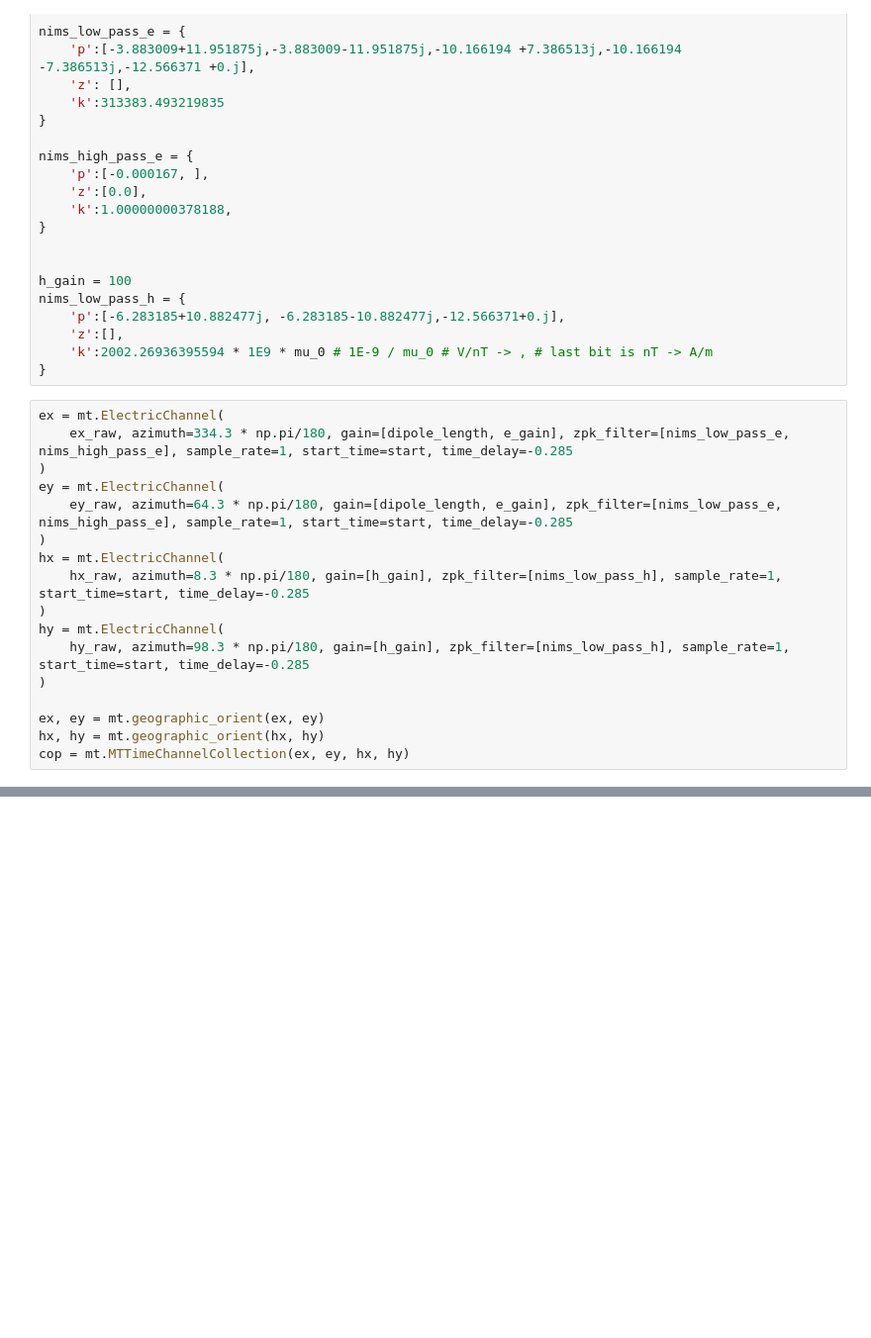
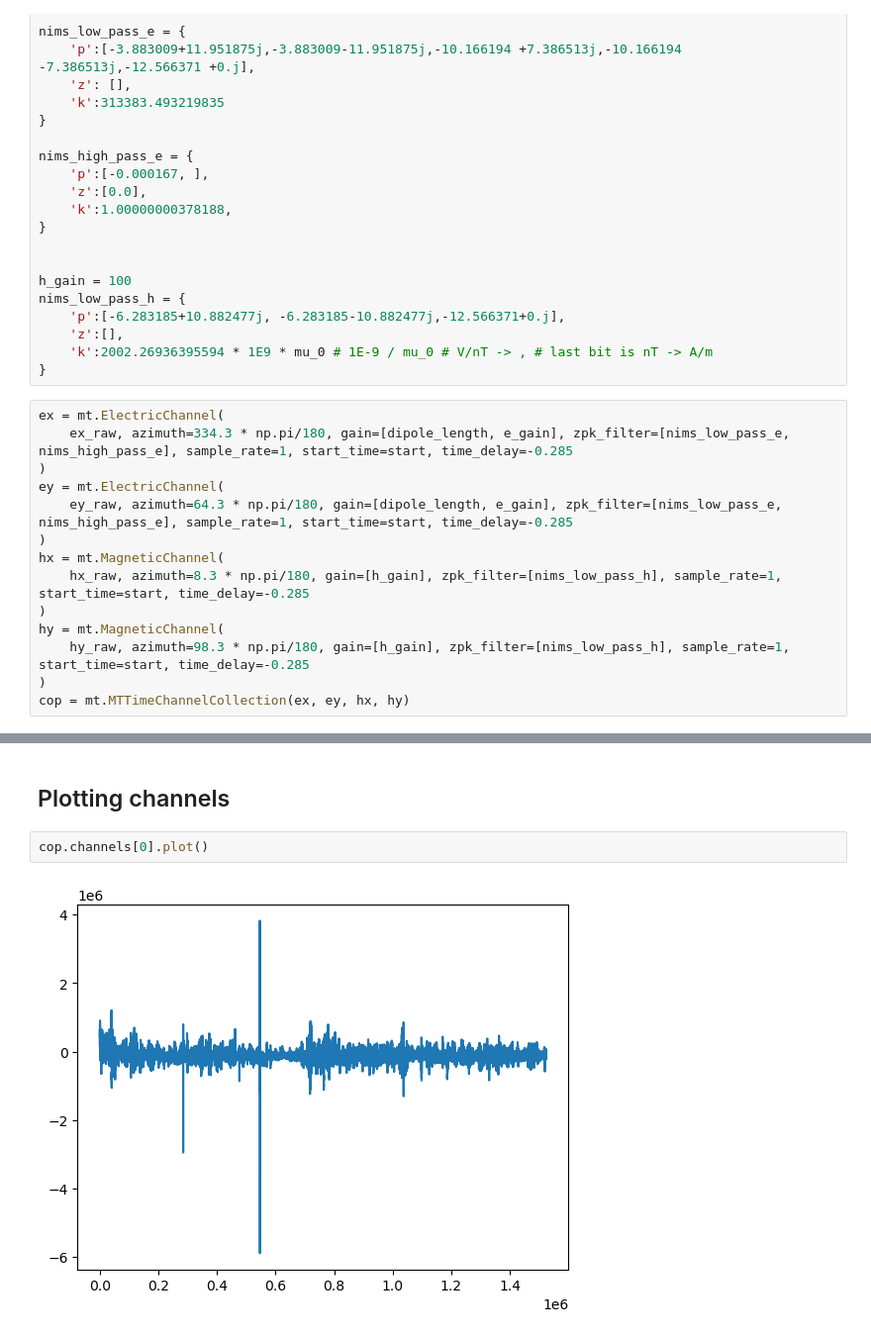
Before and after one commit to jcapriot/gpgn-319, a Jupyter notebook: labs/EM/Lab5.ipynb, the cells around one changed output, grey strips where cells are left out. Shown at 99% size. Cells and saved outputs as stored; diff of their text form; blank space fills up the shorter version.

```diff
--- a/labs/EM/Lab5.ipynb
+++ b/labs/EM/Lab5.ipynb
@@ -63,13 +68,10 @@ ex = mt.ElectricChannel(
 ey = mt.ElectricChannel(
     ey_raw, azimuth=64.3 * np.pi/180, gain=[dipole_length, e_gain], zpk_filter=[nims_low_pass_e, nims_high_pass_e], sample_rate=1, start_time=start, time_delay=-0.285
 )
-hx = mt.ElectricChannel(
+hx = mt.MagneticChannel(
     hx_raw, azimuth=8.3 * np.pi/180, gain=[h_gain], zpk_filter=[nims_low_pass_h], sample_rate=1, start_time=start, time_delay=-0.285
 )
-hy = mt.ElectricChannel(
+hy = mt.MagneticChannel(
     hy_raw, azimuth=98.3 * np.pi/180, gain=[h_gain], zpk_filter=[nims_low_pass_h], sample_rate=1, start_time=start, time_delay=-0.285
 )
-
-ex, ey = mt.geographic_orient(ex, ey)
-hx, hy = mt.geographic_orient(hx, hy)
 cop = mt.MTTimeChannelCollection(ex, ey, hx, hy)
@@ -109 +110,7 @@ hx, hy = mt.geographic_orient(hx, hy)
 coo = mt.MTTimeChannelCollection(ex, ey, hx, hy)
+# %% [markdown]
+## Plotting channels
+# %%
+cop.channels[0].plot()
+# %% [output]
+[figure, added]
```
Also changed, not shown: parts of 35 cells of this notebook, 1 other file.
